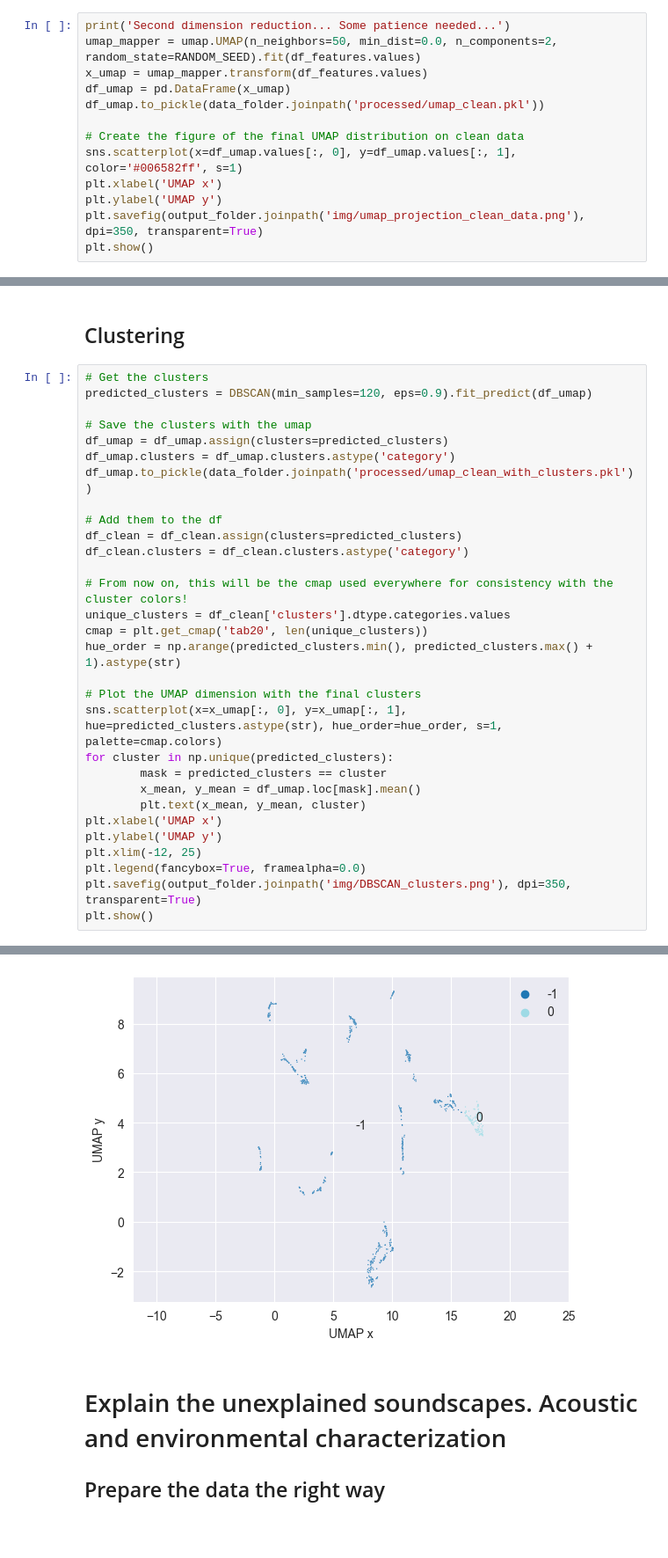
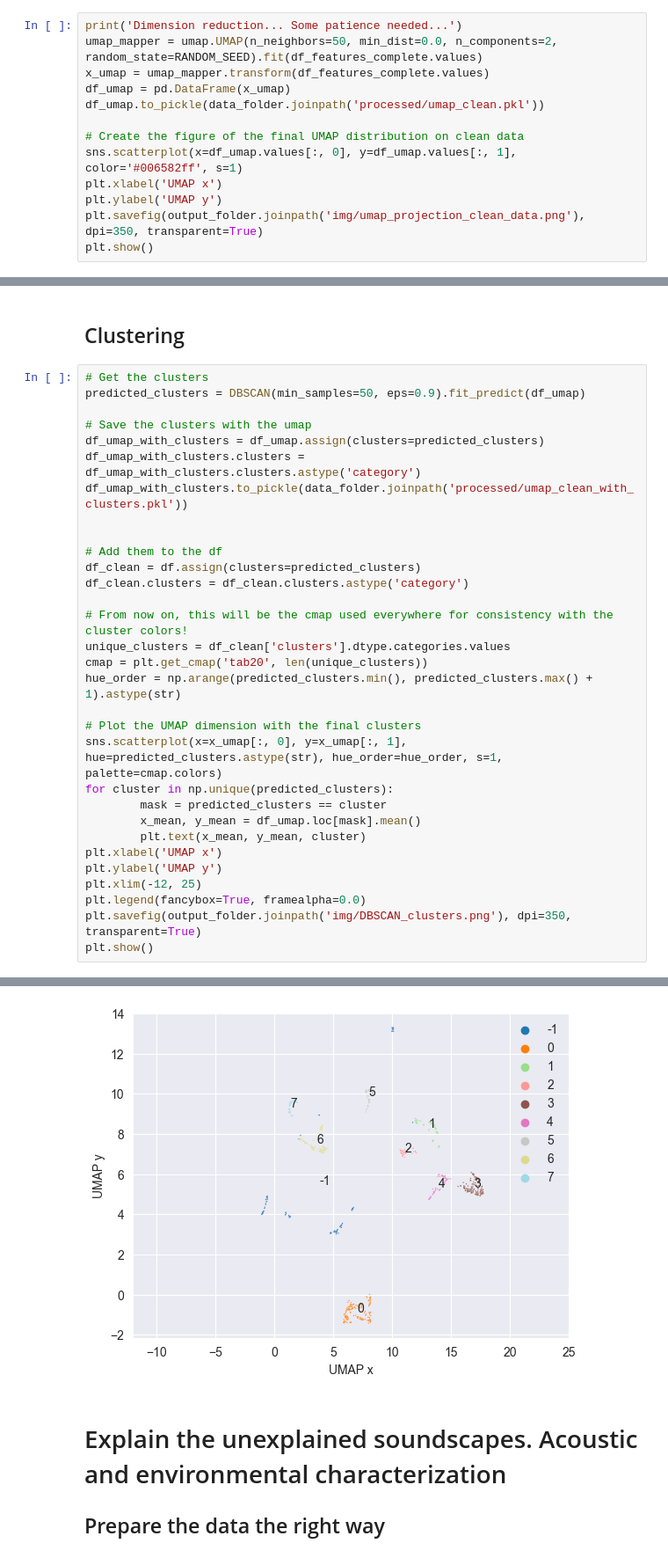
Before and after one commit to cparcerisas/wadden_soundscape, a Jupyter notebook: 3_clustering_paper.ipynb, the cells around one changed output, grey strips where cells are left out. Shown at 88% size. Saved outputs shown, nothing was run; the diff lists cells and outputs as text; blank space fills up the shorter version.

```diff
--- a/3_clustering_paper.ipynb
+++ b/3_clustering_paper.ipynb
@@ -211,7 +92,7 @@ Total percentage of data removed: 0.00%
 # %%
-print('Second dimension reduction... Some patience needed...')
-umap_mapper = umap.UMAP(n_neighbors=50, min_dist=0.0, n_components=2, random_state=RANDOM_SEED).fit(df_features.values)
-x_umap = umap_mapper.transform(df_features.values)
+print('Dimension reduction... Some patience needed...')
+umap_mapper = umap.UMAP(n_neighbors=50, min_dist=0.0, n_components=2, random_state=RANDOM_SEED).fit(df_features_complete.values)
+x_umap = umap_mapper.transform(df_features_complete.values)
 df_umap = pd.DataFrame(x_umap)
 df_umap.to_pickle(data_folder.joinpath('processed/umap_clean.pkl'))
 
@@ -228,15 +109,16 @@ Second dimension reduction... Some patience needed...
 ## Clustering
 # %%
 # Get the clusters
-predicted_clusters = DBSCAN(min_samples=120, eps=0.9).fit_predict(df_umap)
+predicted_clusters = DBSCAN(min_samples=50, eps=0.9).fit_predict(df_umap)
 
 # Save the clusters with the umap
-df_umap = df_umap.assign(clusters=predicted_clusters)
-df_umap.clusters = df_umap.clusters.astype('category')
-df_umap.to_pickle(data_folder.joinpath('processed/umap_clean_with_clusters.pkl'))
+df_umap_with_clusters = df_umap.assign(clusters=predicted_clusters)
+df_umap_with_clusters.clusters = df_umap_with_clusters.clusters.astype('category')
+df_umap_with_clusters.to_pickle(data_folder.joinpath('processed/umap_clean_with_clusters.pkl'))
+
 
 # Add them to the df
-df_clean = df_clean.assign(clusters=predicted_clusters)
+df_clean = df.assign(clusters=predicted_clusters)
 df_clean.clusters = df_clean.clusters.astype('category')
 
 # From now on, this will be the cmap used everywhere for consistency with the cluster colors!
@@ -260,4 +143,4 @@ plt.show()
-[figure, old version]
+[figure, new version]
 # %% [markdown]
 # Explain the unexplained soundscapes. Acoustic and environmental characterization
 ## Prepare the data the right way
```
Also changed, not shown: parts of 36 cells of this notebook, 15 other files.
